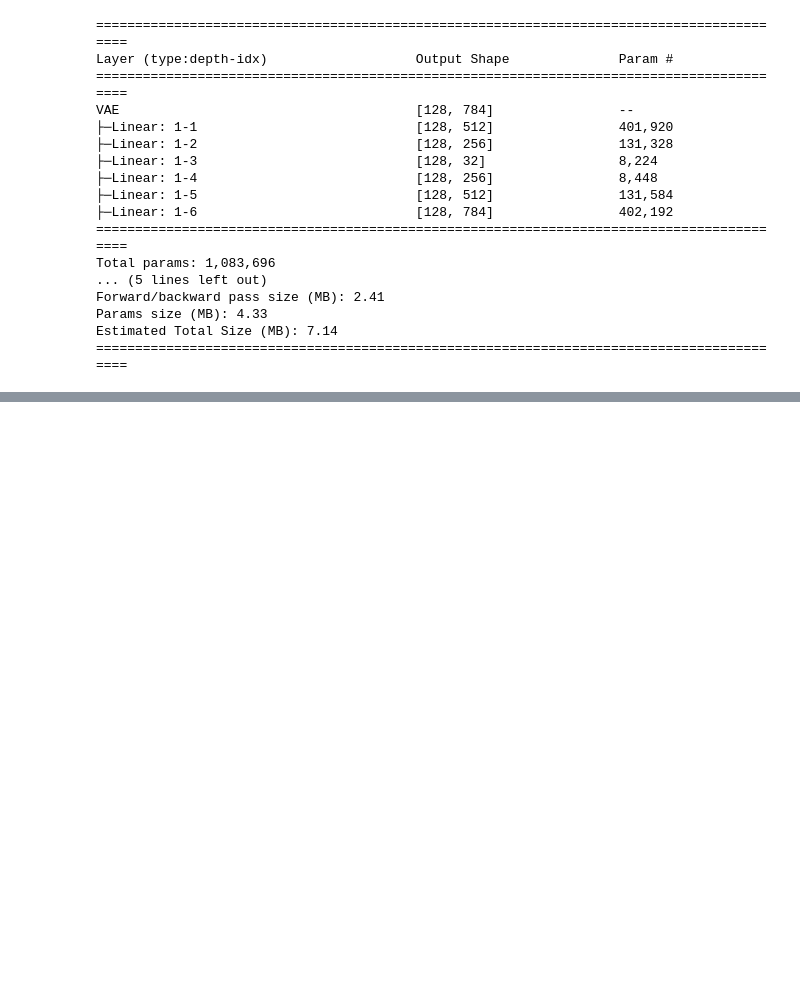
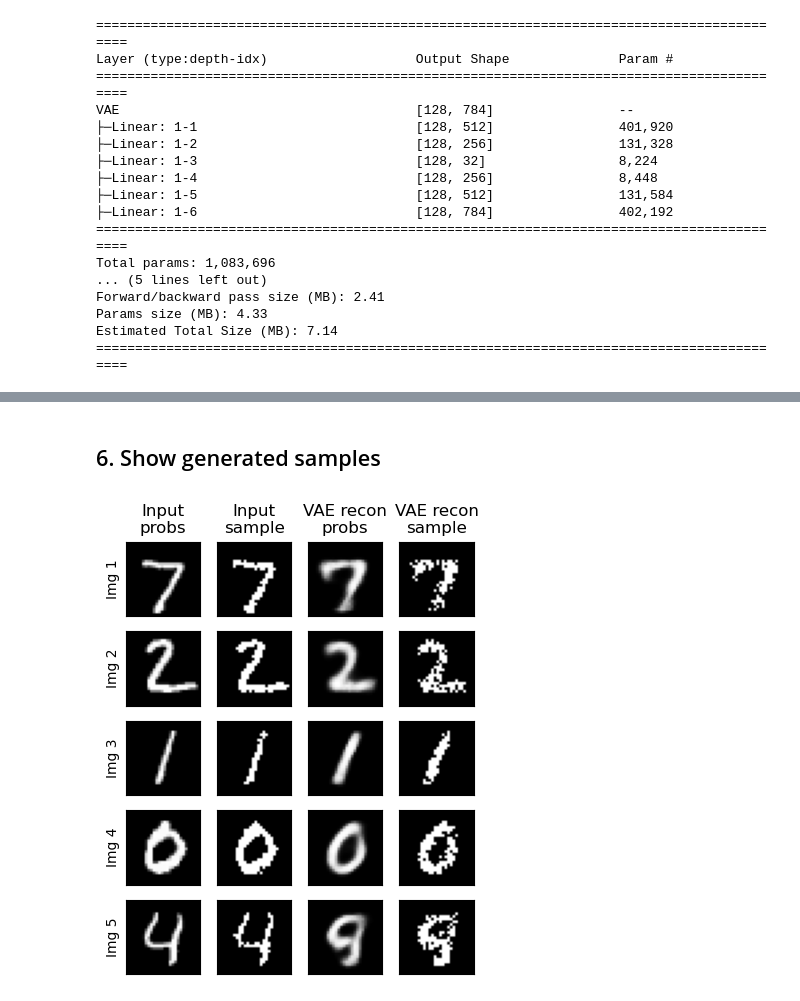
Before and after one commit to baojian/diff-course, a Jupyter notebook: lecture-02/dvae-pytorch/discrete-vae.ipynb, the cells around one changed output, grey strips where cells are left out. Cells and saved outputs as stored; diff of their text form; code cells hidden in the pictures; blank space fills up the shorter version.

```diff
--- a/lecture-02/dvae-pytorch/discrete-vae.ipynb
+++ b/lecture-02/dvae-pytorch/discrete-vae.ipynb
@@ -186,68 +209,42 @@ KeyboardInterrupt:
+# %% [markdown]
+## 6. Show generated samples
 # %%
-
 # load the trained model with weights
-model = VAE(ncat=4, nlat=8)
-model.load_state_dict(torch.load('vae.pt'))
-
+discrete_vae = VAE(ncat=4, nlat=8)
+state_dict = torch.load("vae.pt", map_location="cpu", weights_only=True)
+discrete_vae.load_state_dict(state_dict)
 
 # visualize some of the reconstructions
 _, test_loader = get_dataloaders(False, 5)
 fig, ax = plt.subplots(5, 4, figsize=(4, 5))
 x_input_probs, _ = next(iter(test_loader))
 x_input_binarized = torch.bernoulli(x_input_probs)
 x_input = x_input_binarized.view(-1, 784)
-p = model.encode(x_input)
-z = model.sample(p)
-x_recon_probs = model.decode(z)
+p = discrete_vae.encode(x_input)
+z = discrete_vae.sample(p)
+x_recon_probs = discrete_vae.decode(z)
 x_recon_binarized = torch.bernoulli(x_recon_probs)
 for i in range(4):
     for j in range(5):
         if i == 0:
             ax[j,i].imshow(x_input_probs[j].view(28, 28).detach().numpy(), cmap='gray')
         elif i == 1:
             ax[j,i].imshow(x_input_binarized[j].view(28, 28).detach().numpy(), cmap='gray')
         elif i == 2:
             ax[j,i].imshow(x_recon_probs[j].view(28, 28).detach().numpy(), cmap='gray')
         else:
             ax[j,i].imshow(x_recon_binarized[j].view(28, 28).detach().numpy(), cmap='gray')
         ax[j, i].set_xticks([])
         ax[j, i].set_yticks([])
 # add column labels
 ax[0, 0].set_title('Input\nprobs')
 ax[0, 1].set_title('Input\nsample')
 ax[0, 2].set_title('VAE recon\nprobs')
 ax[0, 3].set_title('VAE recon\nsample')
 # add row labels
 for i in range(5):
     ax[i, 0].set_ylabel(f'Img {i+1}')
 plt.tight_layout()
-plt.savefig('figures/reconstructions.png')
-plt.close()
-
-
-# visualize some of the latent space by fixing values and varying one latent at a time
-fig, ax = plt.subplots(8, 2*4, figsize=(2*4, 8))
-for lat in range(4):
-    for cat in range(8):
-        z = torch.zeros(1, 4, 8)
-        z[0, :, 0] = 1
-        z[0, lat, 0] = 0
-        z[0, lat, cat] = 1
-        x_recon = model.decode(z)
-        x_recon = torch.round(x_recon.view(28, 28)).detach().numpy()
-        ax[cat, int(2*lat+1)].imshow(x_recon, cmap='gray')
-        ax[cat, int(2*lat+1)].set_xticks([])
-        ax[cat, int(2*lat+1)].set_yticks([])
-        ax[cat, int(2*lat)].imshow(z.view(4, 8).detach().numpy(), cmap='gray')
-        ax[cat, int(2*lat)].set_xticks([])
-        ax[cat, int(2*lat)].set_yticks([])
-# add column labels
-for i in range(4):# adjust vertical alignment manually
-    ax[0, int(2*i)].set_title(f'Latent {i+1}', pad=25)
-    ax[0, int(2*i+1)].set_title(f'Decoded\nsample')
-# add row labels
-for i in range(8):
-    ax[i, 0].set_ylabel(f'Cat {i+1}')
-plt.tight_layout()
-plt.savefig('figures/latents.png')
-plt.close()
+plt.show()
+# %% [output]
+[figure, added]
```
Also changed, not shown: parts of 11 cells of this notebook, 12 other files.
